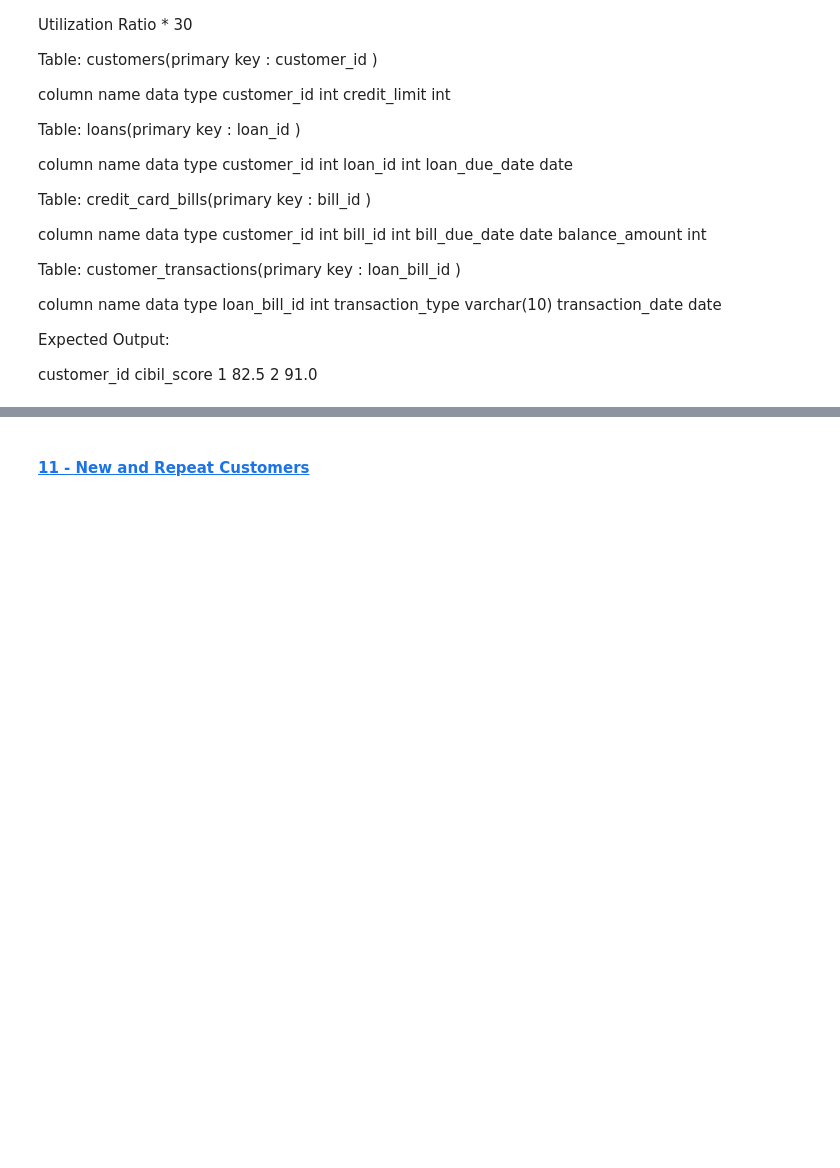
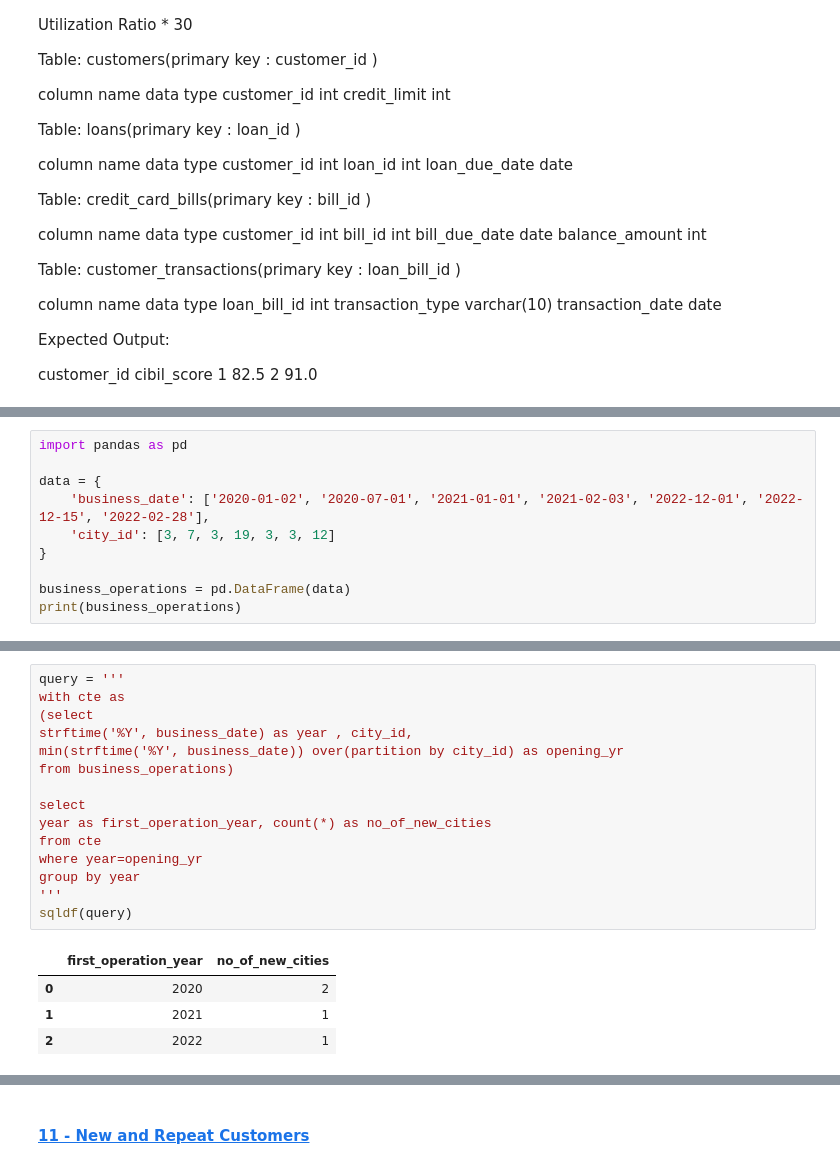
Before and after one commit to smor20/data_analysis, a Jupyter notebook: sql_on_pandas.ipynb, the cells around one changed output, grey strips where cells are left out. Drawn from its saved outputs; the diff is of its cells as text; blank space fills up the shorter version.

```diff
--- a/sql_on_pandas.ipynb
+++ b/sql_on_pandas.ipynb
@@ -337,0 +771,10 @@ customer_id	cibil_score
+# %%
+import pandas as pd
+
+data = {
+    'business_date': ['2020-01-02', '2020-07-01', '2021-01-01', '2021-02-03', '2022-12-01', '2022-12-15', '2022-02-28'],
+    'city_id': [3, 7, 3, 19, 3, 3, 12]
+}
+
+business_operations = pd.DataFrame(data)
+print(business_operations)
@@ -337,0 +790,20 @@ customer_id	cibil_score
+# %%
+query = '''
+with cte as
+(select
+strftime('%Y', business_date) as year , city_id,
+min(strftime('%Y', business_date)) over(partition by city_id) as opening_yr
+from business_operations)
+
+select
+year as first_operation_year, count(*) as no_of_new_cities
+from cte
+where year=opening_yr
+group by year
+'''
+sqldf(query)
+# %% [output]
+|  | first_operation_year | no_of_new_cities |
+| 0 | 2020 | 2 |
+| 1 | 2021 | 1 |
+| 2 | 2022 | 1 |
```
Also changed, not shown: parts of 37 cells of this notebook.
